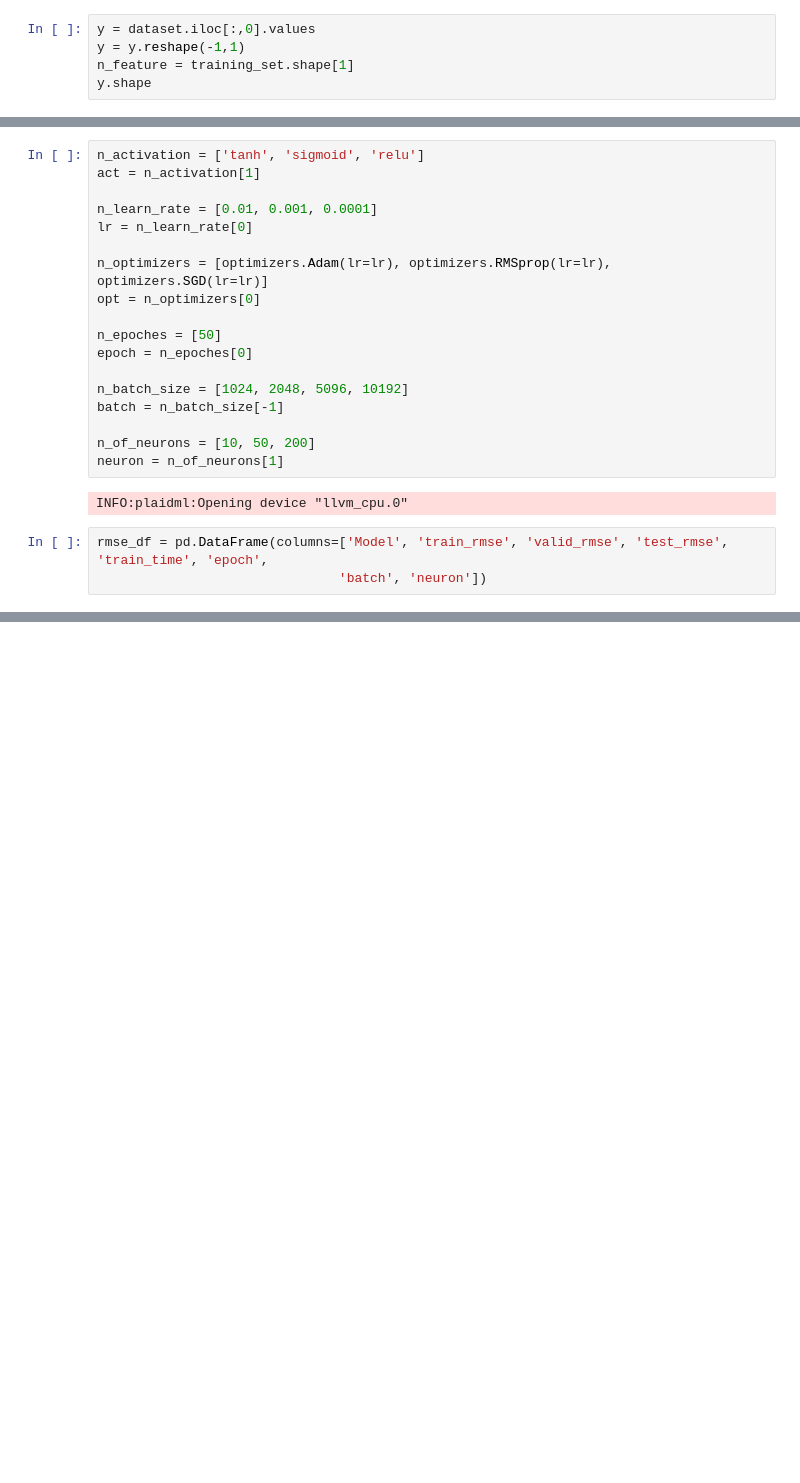
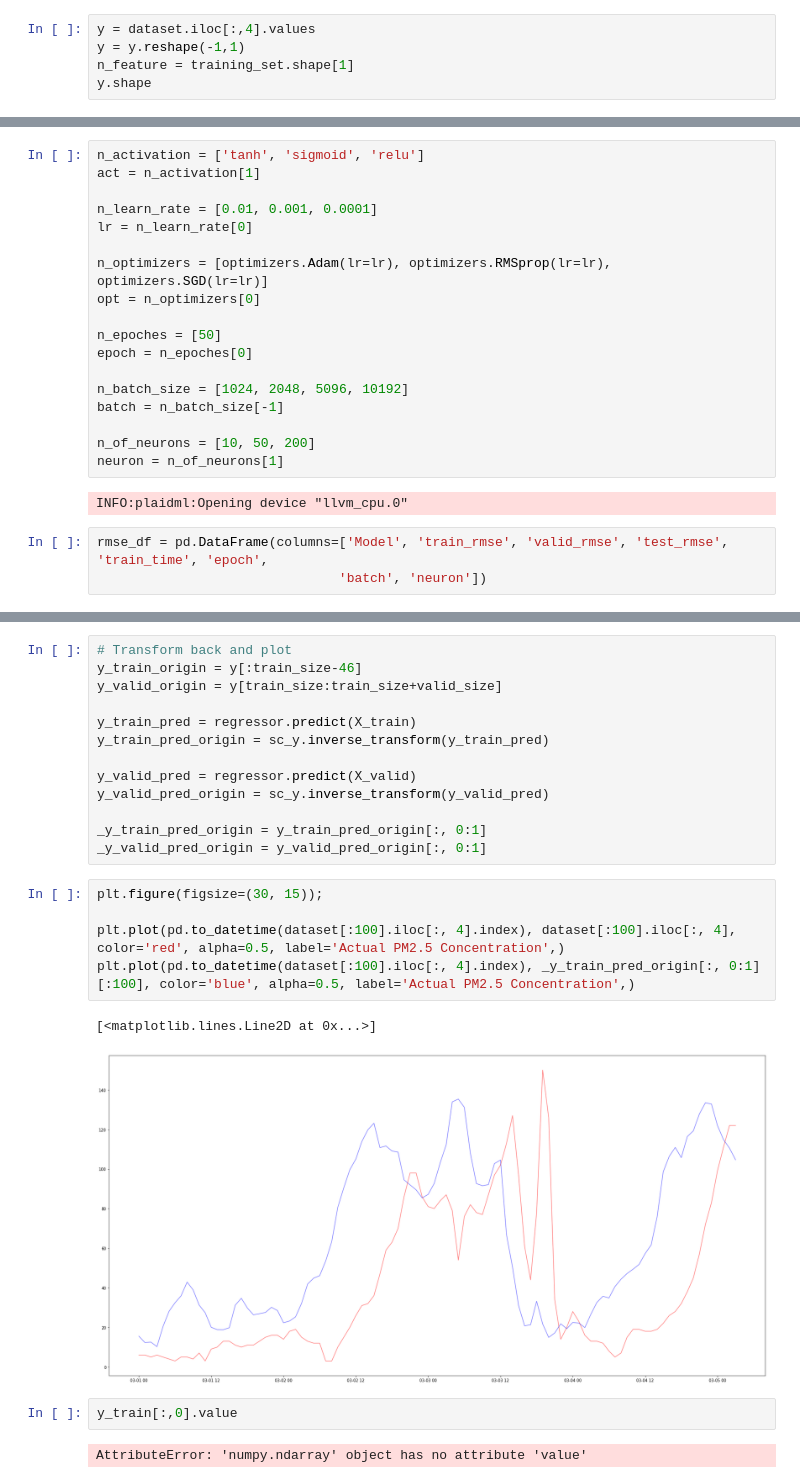
Before and after one commit to harryli18/hybrid-rnn-models, a Jupyter notebook: notebooks/CBGRU multistep_GridSearch_part 3.ipynb, the cells around one changed output, grey strips where cells are left out. Saved outputs shown, nothing was run; the diff lists cells and outputs as text; blank space fills up the shorter version.

```diff
--- a/notebooks/CBGRU multistep_GridSearch_part 3.ipynb
+++ b/notebooks/CBGRU multistep_GridSearch_part 3.ipynb
@@ -54,7 +54,7 @@ training_set = dataset[:train_size].iloc[:,4:16].values
 valid_set = dataset[train_size:train_size+valid_size].iloc[:,4:16].values
 test_set = dataset[data_size-test_size:].iloc[:,4:16].values
 # %%
-y = dataset.iloc[:,0].values
+y = dataset.iloc[:,4].values
 y = y.reshape(-1,1)
 n_feature = training_set.shape[1]
 y.shape
@@ -232,0 +345,25 @@ Epoch 3/50
+# %%
+# Transform back and plot
+y_train_origin = y[:train_size-46]
+y_valid_origin = y[train_size:train_size+valid_size]
+
+y_train_pred = regressor.predict(X_train)
+y_train_pred_origin = sc_y.inverse_transform(y_train_pred)
+
+y_valid_pred = regressor.predict(X_valid)
+y_valid_pred_origin = sc_y.inverse_transform(y_valid_pred)
+
+_y_train_pred_origin = y_train_pred_origin[:, 0:1]
+_y_valid_pred_origin = y_valid_pred_origin[:, 0:1]
+# %%
+plt.figure(figsize=(30, 15));
+
+plt.plot(pd.to_datetime(dataset[:100].iloc[:, 4].index), dataset[:100].iloc[:, 4], color='red', alpha=0.5, label='Actual PM2.5 Concentration',)
+plt.plot(pd.to_datetime(dataset[:100].iloc[:, 4].index), _y_train_pred_origin[:, 0:1][:100], color='blue', alpha=0.5, label='Actual PM2.5 Concentration',)
+# %% [output]
+[<matplotlib.lines.Line2D at 0x...>]
+[figure, added]
+# %%
+y_train[:,0].value
+# %% [output]
+AttributeError: 'numpy.ndarray' object has no attribute 'value'
```
Also changed, not shown: parts of 3 cells of this notebook, 33 other files.
